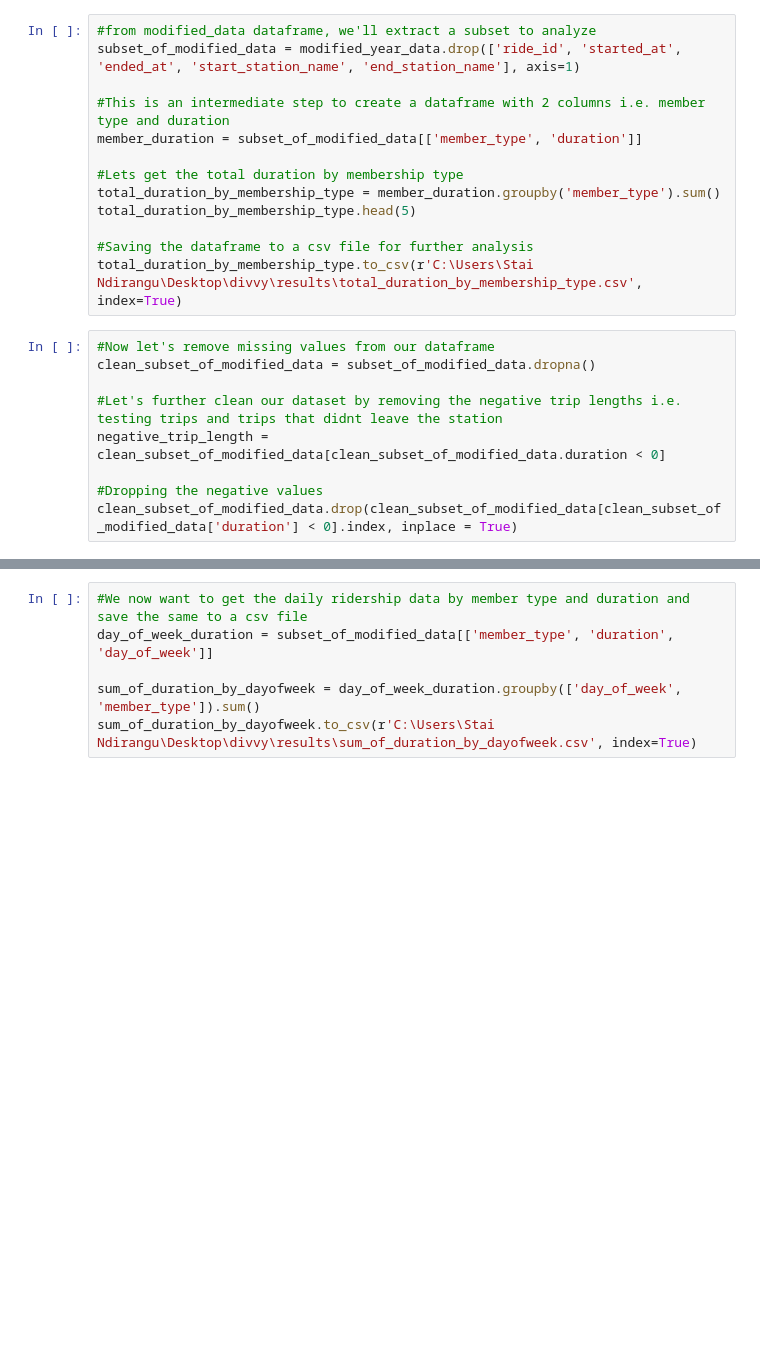
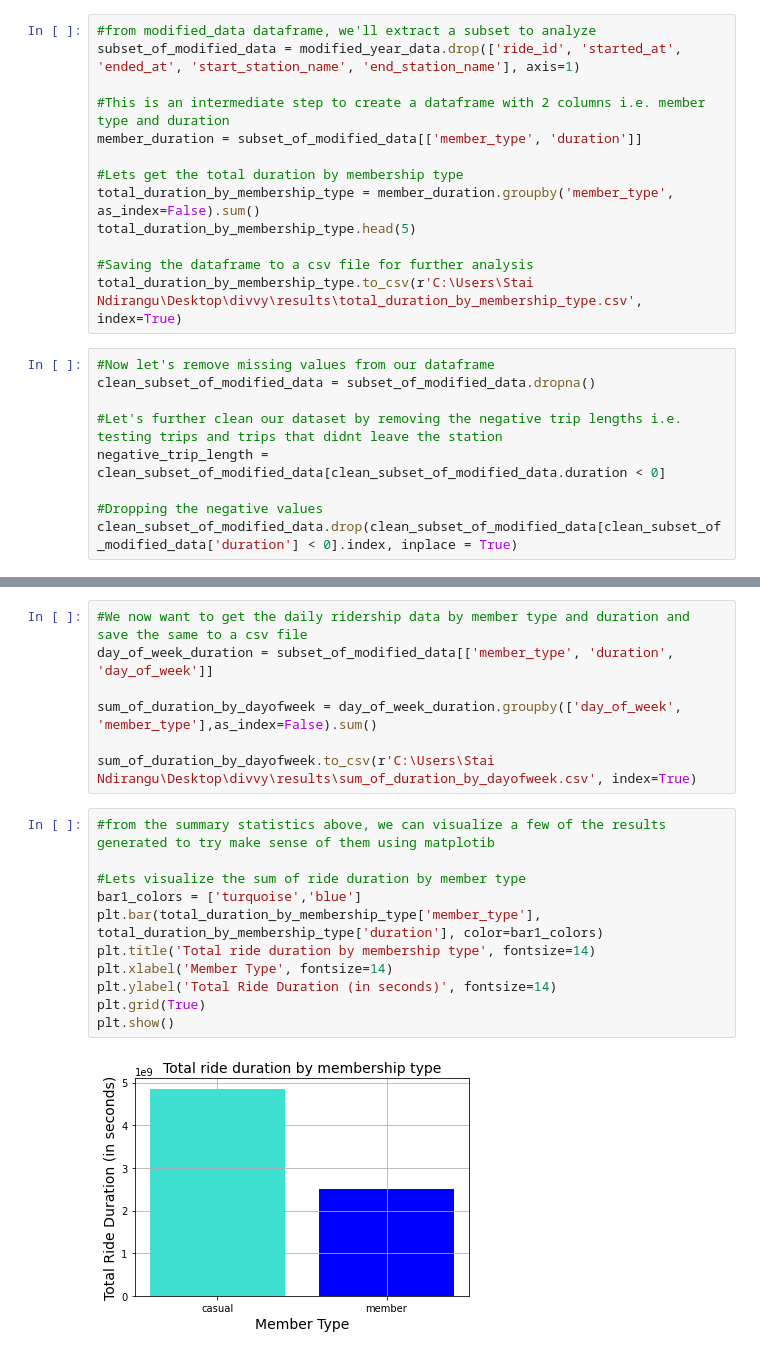
Before and after one commit to DanielStai/bikeshare-analysis, a Jupyter notebook: divvy.ipynb, the cells around one changed output, grey strips where cells are left out. Saved outputs shown, nothing was run; the diff lists cells and outputs as text; blank space fills up the shorter version.

Commit message:
Added plots

```diff
--- a/divvy.ipynb
+++ b/divvy.ipynb
@@ -93,7 +94,7 @@ subset_of_modified_data = modified_year_data.drop(['ride_id', 'started_at', 'end
 member_duration = subset_of_modified_data[['member_type', 'duration']]
 
 #Lets get the total duration by membership type
-total_duration_by_membership_type = member_duration.groupby('member_type').sum()
+total_duration_by_membership_type = member_duration.groupby('member_type', as_index=False).sum()
 total_duration_by_membership_type.head(5)
 
 #Saving the dataframe to a csv file for further analysis
@@ -118,5 +121,19 @@ median_duration_by_membership_type.to_csv(r'C:\Users\Stai Ndirangu\Desktop\divvy
 #We now want to get the daily ridership data by member type and duration and save the same to a csv file
 day_of_week_duration = subset_of_modified_data[['member_type', 'duration', 'day_of_week']]
 
-sum_of_duration_by_dayofweek = day_of_week_duration.groupby(['day_of_week', 'member_type']).sum()
+sum_of_duration_by_dayofweek = day_of_week_duration.groupby(['day_of_week', 'member_type'],as_index=False).sum()
+
 sum_of_duration_by_dayofweek.to_csv(r'C:\Users\Stai Ndirangu\Desktop\divvy\results\sum_of_duration_by_dayofweek.csv', index=True)
+# %%
+#from the summary statistics above, we can visualize a few of the results generated to try make sense of them using matplotib
+
+#Lets visualize the sum of ride duration by member type
+bar1_colors = ['turquoise','blue']
+plt.bar(total_duration_by_membership_type['member_type'], total_duration_by_membership_type['duration'], color=bar1_colors)
+plt.title('Total ride duration by membership type', fontsize=14)
+plt.xlabel('Member Type', fontsize=14)
+plt.ylabel('Total Ride Duration (in seconds)', fontsize=14)
+plt.grid(True)
+plt.show()
+# %% [output]
+[figure, added]
```
Also changed, not shown: parts of 4 cells of this notebook, 4 other files.
